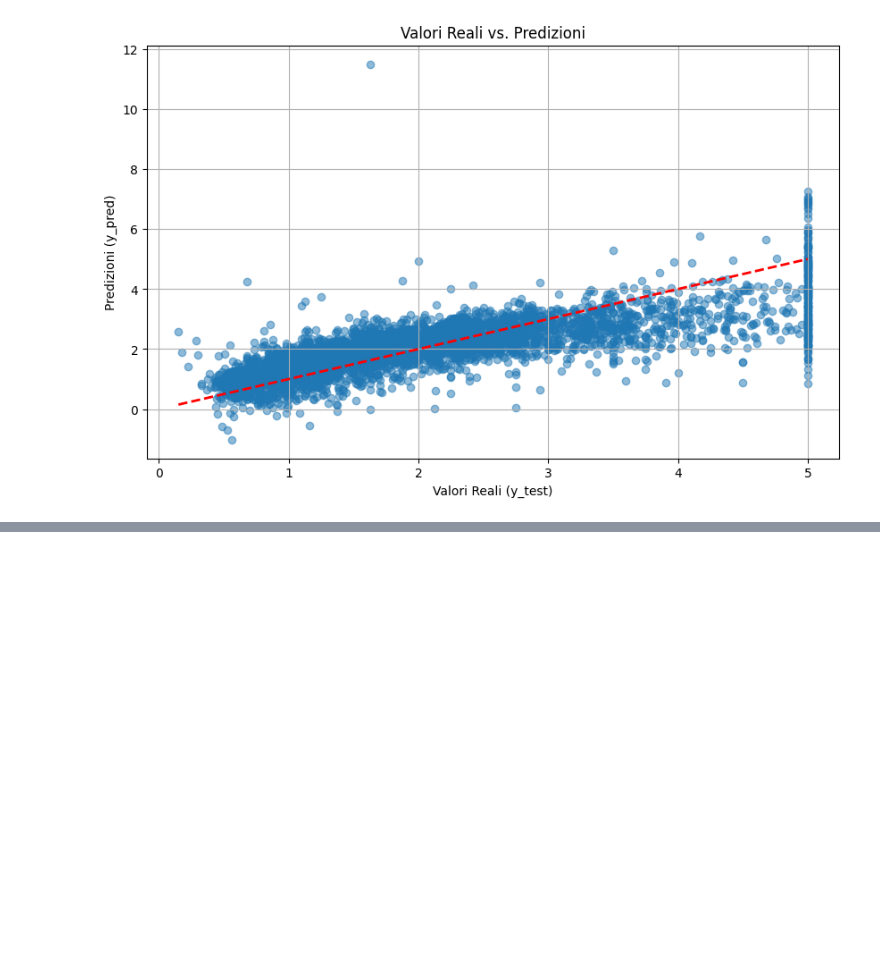
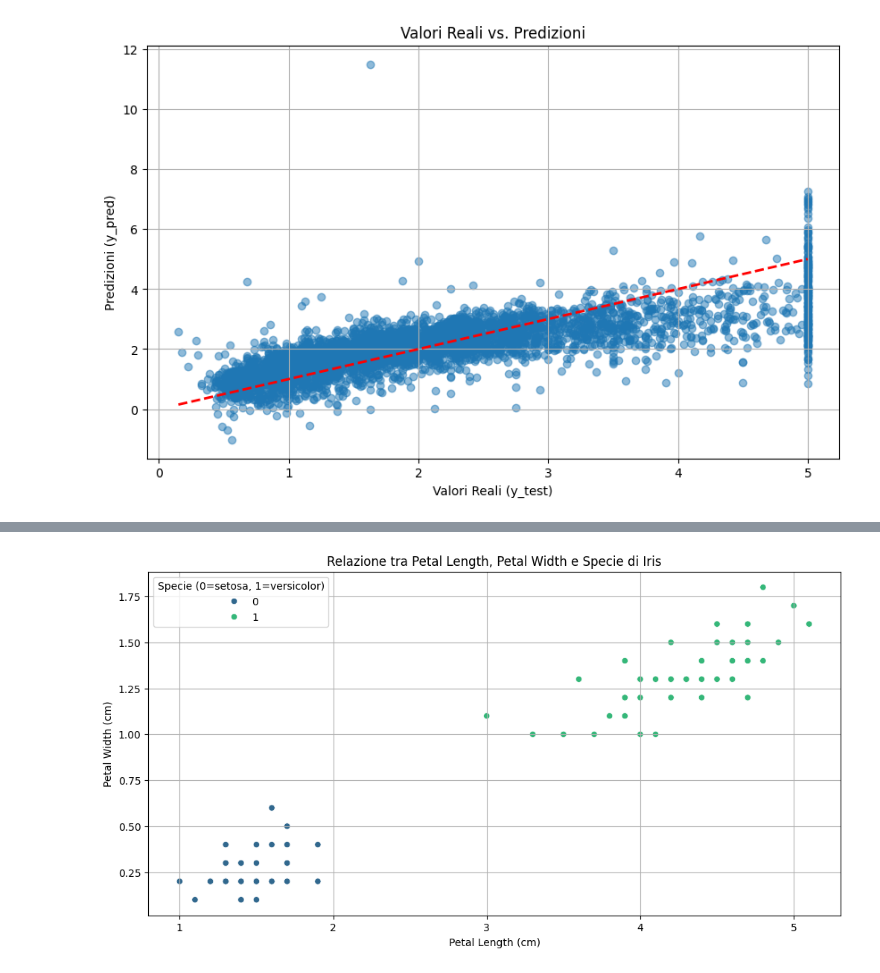
Before and after one commit to francescobifulco/python_corso, a Jupyter notebook: tutorial su machine leaning/main.ipynb, the cells around one changed output, grey strips where cells are left out. Saved outputs shown, nothing was run; the diff lists cells and outputs as text; code cells hidden in the pictures; blank space fills up the shorter version.

```diff
--- a/tutorial su machine leaning/main.ipynb
+++ b/tutorial su machine leaning/main.ipynb
@@ -475,0 +511,13 @@ plt.show()
+# %%
+# Caricamento del dataset Iris
+iris = load_iris(as_frame=True)
+data = iris.frame
+target_names = iris.target_names
+# %%
+# Per la regressione logistica binaria, selezioniamo solo
+# due classi
+# Ad esempio, classifichiamo 'setosa' (0) vs 'versicolor'
+# (1) e rimuoviamo 'virginica' (2)
+data_binary = data[data['target'] != 2]
+X = data_binary.drop('target', axis=1)
+y = data_binary['target']
@@ -475,0 +563,14 @@ plt.show()
+# %%
+# Visualizzazione della relazione tra le feature e il target
+# Useremo 'petal length (cm)' e 'petal width (cm)' in
+# quanto sono spesso discriminanti per Iris
+plt.figure(figsize=(12, 6))
+sns.scatterplot(x='petal length (cm)', y='petal width (cm)', hue='target', data=data_binary, palette='viridis')
+plt.title('Relazione tra Petal Length, Petal Width e Specie di Iris')
+plt.xlabel('Petal Length (cm)')
+plt.ylabel('Petal Width (cm)')
+plt.legend(title='Specie (0=setosa, 1=versicolor)')
+plt.grid(True)
+plt.show()
+# %% [output]
+[figure, added]
```
Also changed, not shown: parts of 17 cells of this notebook, 2 other files.
